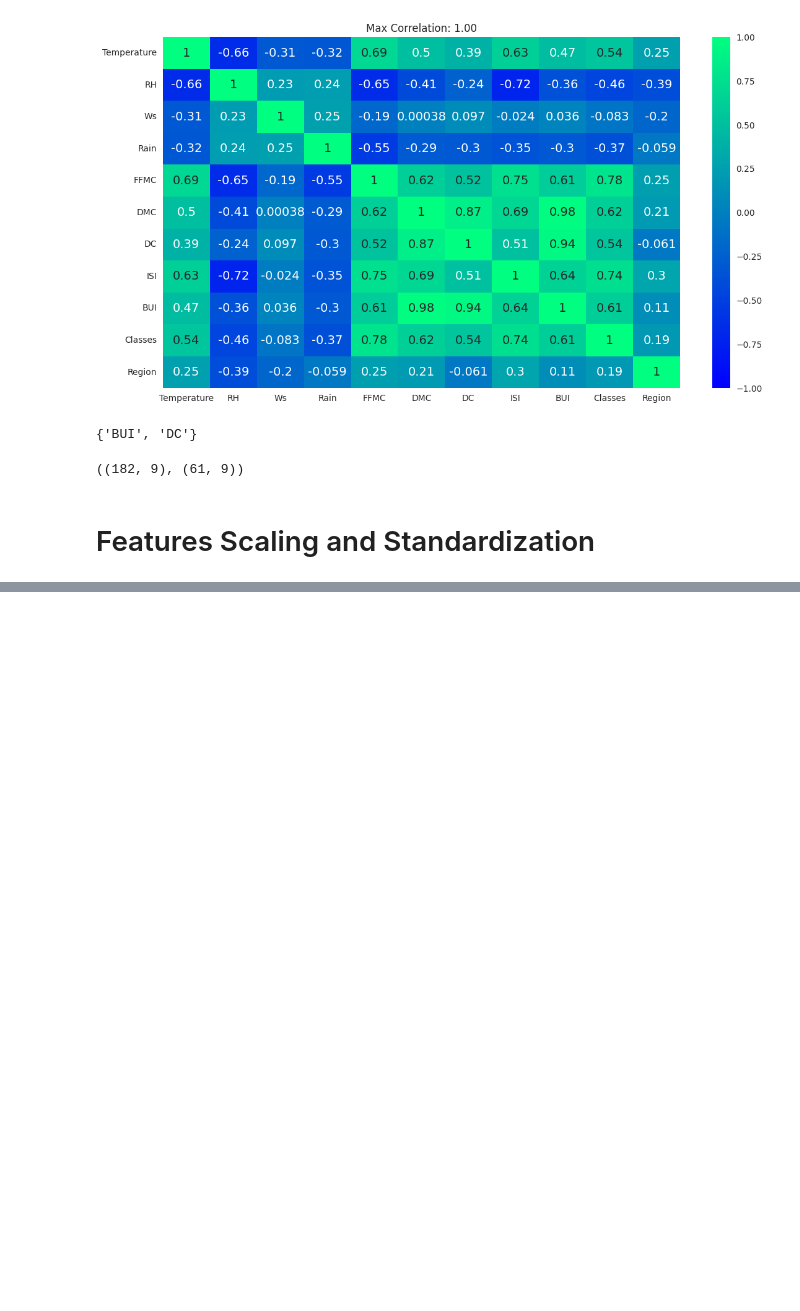
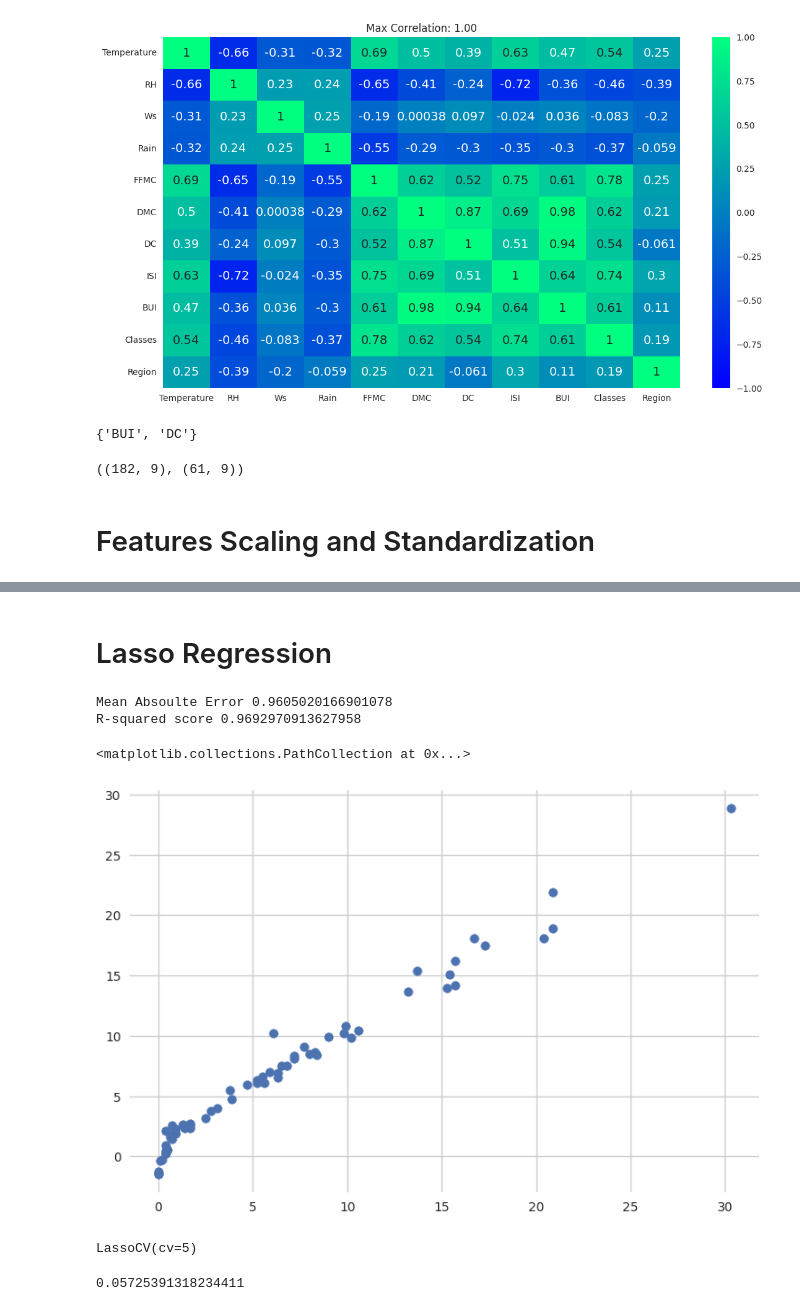
Before and after one commit to aayushs7ha/Kaggle, a Jupyter notebook: algerian-forest-fires-dataset.ipynb, the cells around one changed output, grey strips where cells are left out. Cells and saved outputs as stored; diff of their text form; code cells hidden in the pictures; blank space fills up the shorter version.

```diff
--- a/algerian-forest-fires-dataset.ipynb
+++ b/algerian-forest-fires-dataset.ipynb
@@ -604,0 +669,29 @@ array([[-3.73215184e-01,  1.86526055e-01, -7.56034558e-02,
+# %% [markdown]
+# Lasso Regression
+# %%
+from sklearn.linear_model import Lasso
+lasso = Lasso()
+lasso.fit(X_train_scaled,y_train)
+y_pred=lasso.predict(X_test_scaled)
+lasso_mae=mean_absolute_error(y_test,y_pred)
+lasso_score=r2_score(y_test,y_pred)
+print(f"Mean Absoulte Error {lasso_mae}")
+print(f"R-squared score {lasso_score}")
+plt.scatter(y_test,y_pred)
+# %% [output]
+Mean Absoulte Error 0.9605020166901078
+R-squared score 0.9692970913627958
+<matplotlib.collections.PathCollection at 0x...>
+[figure, added]
+# %%
+# Hyperparameter tuning
+# Cross Validation Lasso
+from sklearn.linear_model import LassoCV
+lassocv=LassoCV(cv=5)
+lassocv.fit(X_train_scaled,y_train)
+# %% [output]
+LassoCV(cv=5)
+# %%
+lassocv.alpha_
+# %% [output]
+0.05725391318234411
```
Also changed, not shown: parts of 27 cells of this notebook.
